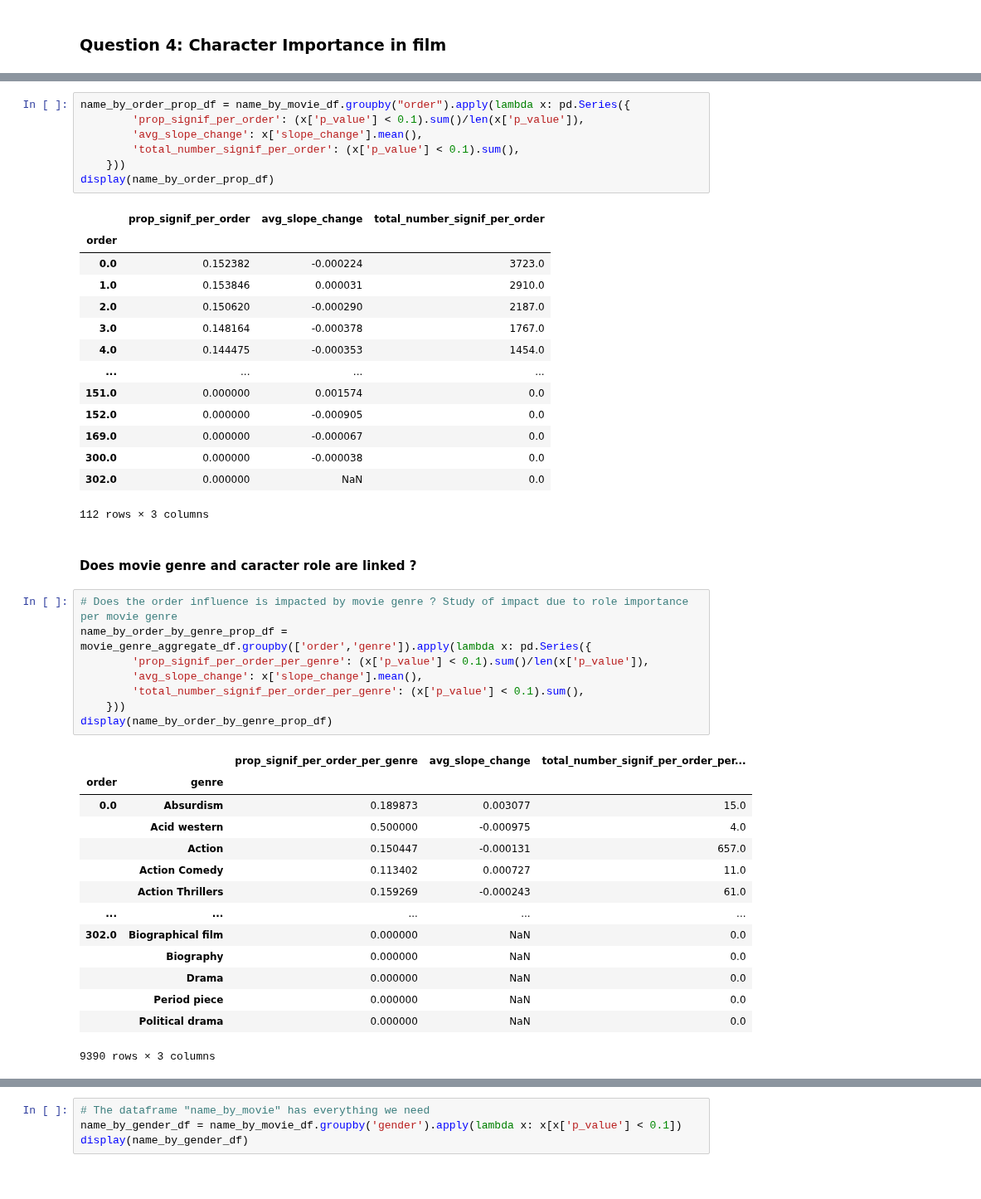
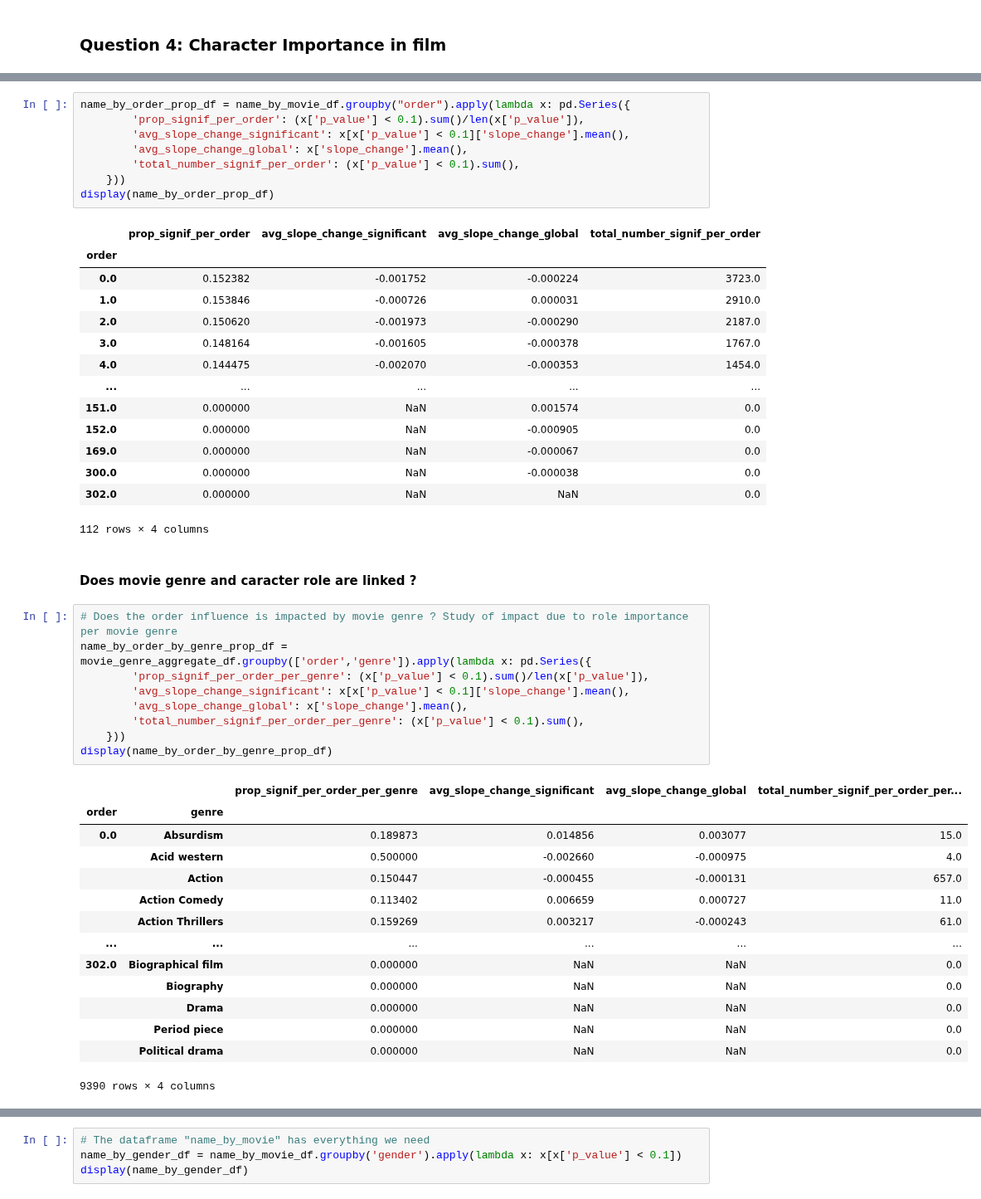
Before and after one commit to epfl-ada/ada-2023-project-abadakor, a Jupyter notebook: parallel_questions.ipynb, the cells around one changed output, grey strips where cells are left out. Shown at 83% size. Cells and saved outputs as stored; diff of their text form.

```diff
--- a/parallel_questions.ipynb
+++ b/parallel_questions.ipynb
@@ -544,50 +560,52 @@ display(name_by_order_df)
 # %%
 name_by_order_prop_df = name_by_movie_df.groupby("order").apply(lambda x: pd.Series({
         'prop_signif_per_order': (x['p_value'] < 0.1).sum()/len(x['p_value']),
-        'avg_slope_change': x['slope_change'].mean(),
+        'avg_slope_change_significant': x[x['p_value'] < 0.1]['slope_change'].mean(),
+        'avg_slope_change_global': x['slope_change'].mean(),
         'total_number_signif_per_order': (x['p_value'] < 0.1).sum(),
     }))
 display(name_by_order_prop_df)
 # %% [output]
-|  | prop_signif_per_order | avg_slope_change | total_number_signif_per_order |
-| order |  |  |  |
-| 0.0 | 0.152382 | -0.000224 | 3723.0 |
-| 1.0 | 0.153846 | 0.000031 | 2910.0 |
-| 2.0 | 0.150620 | -0.000290 | 2187.0 |
-| 3.0 | 0.148164 | -0.000378 | 1767.0 |
-| 4.0 | 0.144475 | -0.000353 | 1454.0 |
-| ... | ... | ... | ... |
-| 151.0 | 0.000000 | 0.001574 | 0.0 |
-| 152.0 | 0.000000 | -0.000905 | 0.0 |
-| 169.0 | 0.000000 | -0.000067 | 0.0 |
-| 300.0 | 0.000000 | -0.000038 | 0.0 |
-| 302.0 | 0.000000 | NaN | 0.0 |
+|  | prop_signif_per_order | avg_slope_change_significant | avg_slope_change_global | total_number_signif_per_order |
+| order |  |  |  |  |
+| 0.0 | 0.152382 | -0.001752 | -0.000224 | 3723.0 |
+| 1.0 | 0.153846 | -0.000726 | 0.000031 | 2910.0 |
+| 2.0 | 0.150620 | -0.001973 | -0.000290 | 2187.0 |
+| 3.0 | 0.148164 | -0.001605 | -0.000378 | 1767.0 |
+| 4.0 | 0.144475 | -0.002070 | -0.000353 | 1454.0 |
+| ... | ... | ... | ... | ... |
+| 151.0 | 0.000000 | NaN | 0.001574 | 0.0 |
+| 152.0 | 0.000000 | NaN | -0.000905 | 0.0 |
+| 169.0 | 0.000000 | NaN | -0.000067 | 0.0 |
+| 300.0 | 0.000000 | NaN | -0.000038 | 0.0 |
+| 302.0 | 0.000000 | NaN | NaN | 0.0 |
-112 rows × 3 columns
+112 rows × 4 columns
 # %% [markdown]
 #### Does movie genre and caracter role are linked ?
 # %%
 # Does the order influence is impacted by movie genre ? Study of impact due to role importance per movie genre
 name_by_order_by_genre_prop_df = movie_genre_aggregate_df.groupby(['order','genre']).apply(lambda x: pd.Series({
         'prop_signif_per_order_per_genre': (x['p_value'] < 0.1).sum()/len(x['p_value']),
-        'avg_slope_change': x['slope_change'].mean(),
+        'avg_slope_change_significant': x[x['p_value'] < 0.1]['slope_change'].mean(),
+        'avg_slope_change_global': x['slope_change'].mean(),
         'total_number_signif_per_order_per_genre': (x['p_value'] < 0.1).sum(),
     }))
 display(name_by_order_by_genre_prop_df)
 # %% [output]
-|  |  | prop_signif_per_order_per_genre | avg_slope_change | total_number_signif_per_order_per... |
-| order | genre |  |  |  |
-| 0.0 | Absurdism | 0.189873 | 0.003077 | 15.0 |
-|  | Acid western | 0.500000 | -0.000975 | 4.0 |
-|  | Action | 0.150447 | -0.000131 | 657.0 |
-|  | Action Comedy | 0.113402 | 0.000727 | 11.0 |
-|  | Action Thrillers | 0.159269 | -0.000243 | 61.0 |
-| ... | ... | ... | ... | ... |
-| 302.0 | Biographical film | 0.000000 | NaN | 0.0 |
-|  | Biography | 0.000000 | NaN | 0.0 |
-|  | Drama | 0.000000 | NaN | 0.0 |
-|  | Period piece | 0.000000 | NaN | 0.0 |
-|  | Political drama | 0.000000 | NaN | 0.0 |
+|  |  | prop_signif_per_order_per_genre | avg_slope_change_significant | avg_slope_change_global | total_number_signif_per_order_per... |
+| order | genre |  |  |  |  |
+| 0.0 | Absurdism | 0.189873 | 0.014856 | 0.003077 | 15.0 |
+|  | Acid western | 0.500000 | -0.002660 | -0.000975 | 4.0 |
+|  | Action | 0.150447 | -0.000455 | -0.000131 | 657.0 |
+|  | Action Comedy | 0.113402 | 0.006659 | 0.000727 | 11.0 |
+|  | Action Thrillers | 0.159269 | 0.003217 | -0.000243 | 61.0 |
+| ... | ... | ... | ... | ... | ... |
+| 302.0 | Biographical film | 0.000000 | NaN | NaN | 0.0 |
+|  | Biography | 0.000000 | NaN | NaN | 0.0 |
+|  | Drama | 0.000000 | NaN | NaN | 0.0 |
+|  | Period piece | 0.000000 | NaN | NaN | 0.0 |
+|  | Political drama | 0.000000 | NaN | NaN | 0.0 |
-9390 rows × 3 columns
+9390 rows × 4 columns
 # %% [markdown]
 ### Does the order of a name influence differently according to gender ?
 <span style="color:red"> *Prendre seulement les valeur ou p less 0.1 pour faire l'etude des slopes ? Si on les gardes ça va influencer nos moyenne avec des truc pas significantes *</span>
```
Also changed, not shown: parts of 18 cells of this notebook.
